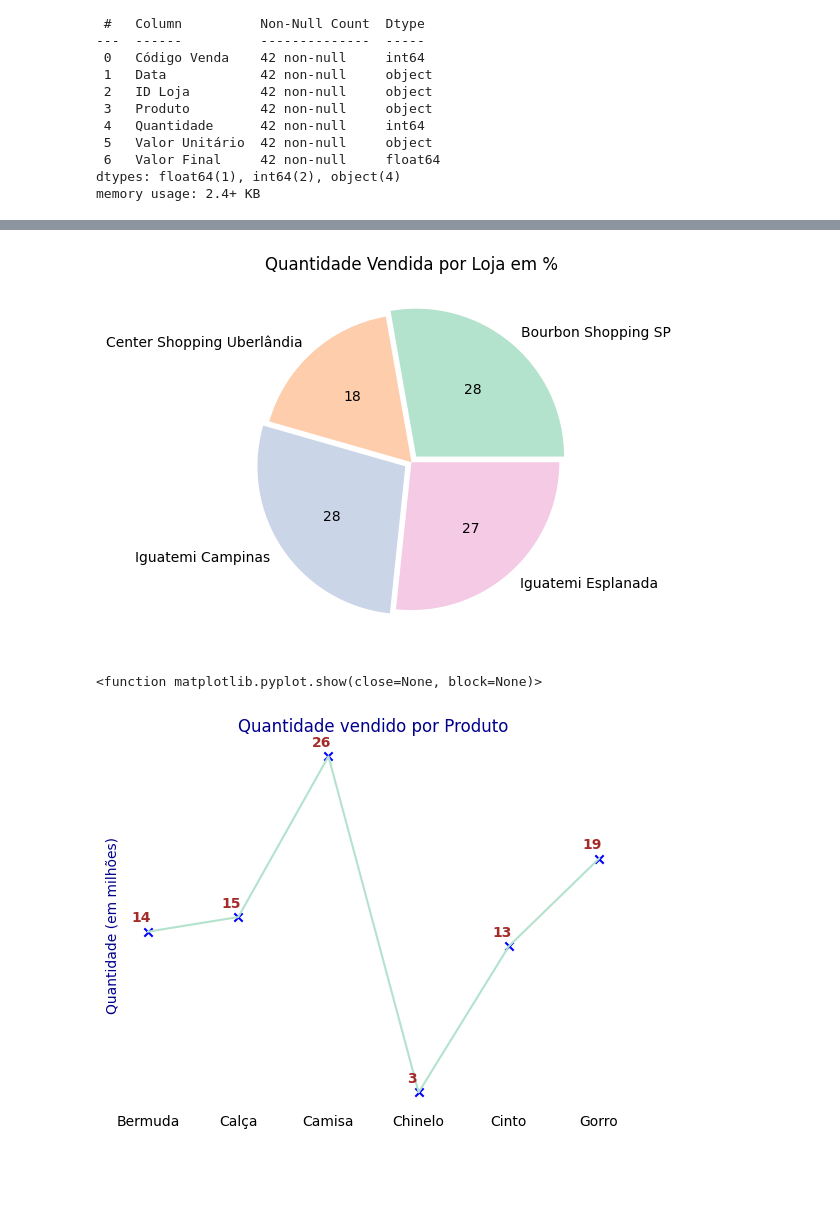
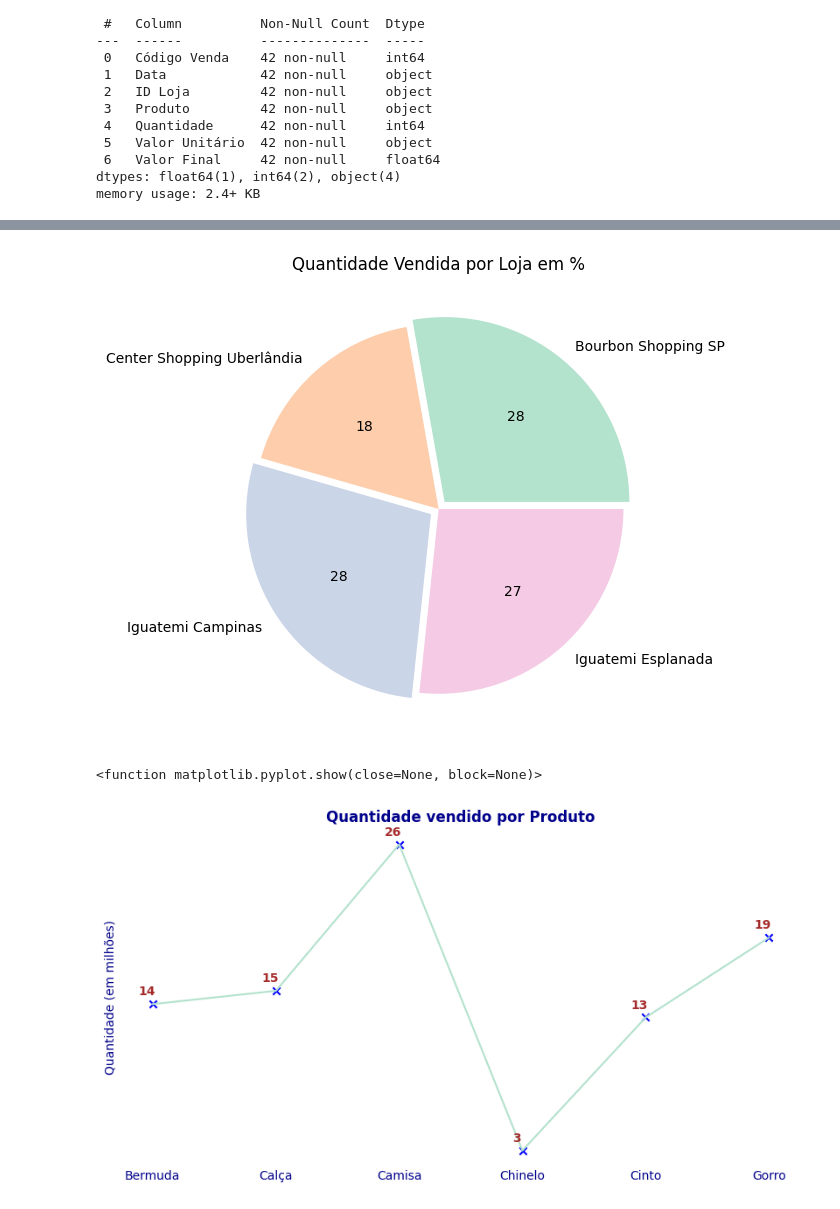
Before and after one commit to fernandomsarnin/Matplotlib-Examples, a Jupyter notebook: Analise_Dados_Graph_Matplot/analisegraphcmatplot1.ipynb, the cells around one changed output, grey strips where cells are left out. Drawn from its saved outputs; the diff is of its cells as text; code cells hidden in the pictures; blank space fills up the shorter version.

```diff
--- a/Analise_Dados_Graph_Matplot/analisegraphcmatplot1.ipynb
+++ b/Analise_Dados_Graph_Matplot/analisegraphcmatplot1.ipynb
@@ -28,24 +37,27 @@ memory usage: 2.4+ KB
 # %%
 from cycler import cycler
 
 vendas_lojas = vendas_df.groupby('ID Loja').sum()
 vendas_lojas = vendas_lojas[['Quantidade']]
 
 cores= plt.get_cmap('Pastel2').colors
 ciclo_cores = cycler('color', cores)
 plt.rc('axes', prop_cycle=ciclo_cores)
 
 destaques = [0.05,0,0.05,0]
 
+plt.figure(figsize=(10, 6))
 loja_vendas = vendas_lojas.index
 qtde_vendida = vendas_lojas['Quantidade']
+
+lojas_vendas = [loja1.replace(' ', '\n') for loja1 in vendas_lojas.index]
 
 plt.title('Quantidade Vendida por Loja em %')
 plt.pie(qtde_vendida, labels=loja_vendas, autopct='%.f', explode=destaques)
 
 plt.show()
 # %% [output]
-[figure, old version]
+[figure, new version]
 # %%
 vendas_produtos = vendas_df.groupby('Produto').sum()
 vendas_produtos = vendas_produtos[['Quantidade']]
@@ -54,6 +66,7 @@ vendas_produtos = vendas_produtos[['Quantidade']]
 produtos = vendas_produtos.index
 qtde_produto = vendas_produtos['Quantidade']
 
+plt.figure(figsize=(10, 5))
 plt.plot(produtos, qtde_produto, color=cores[0])
 
 plt.scatter(produtos, qtde_produto, marker='x', color='blue')
@@ -66,8 +79,9 @@ for posicao in range(len(produtos)):
 plt.ylabel('Quantidade (em milhões)', color='darkblue')
 plt.box(False)
 plt.yticks([])
+plt.xticks(color='darkblue')
 
-plt.title('Quantidade vendido por Produto', color='darkblue')
+plt.title('Quantidade vendido por Produto', color='darkblue', weight='bold')
 plt.tick_params(axis='x', length=0)
 plt.tick_params(axis='y', length=0)
 plt.grid(False)
@@ -75,7 +89,7 @@ plt.grid(False)
 plt.show
 # %% [output]
 <function matplotlib.pyplot.show(close=None, block=None)>
-[figure, old version]
+[figure, new version]
 # %%
 
 faturamento_loja = vendas_df.groupby('ID Loja').sum()
```
Also changed, not shown: parts of 2 cells of this notebook.
